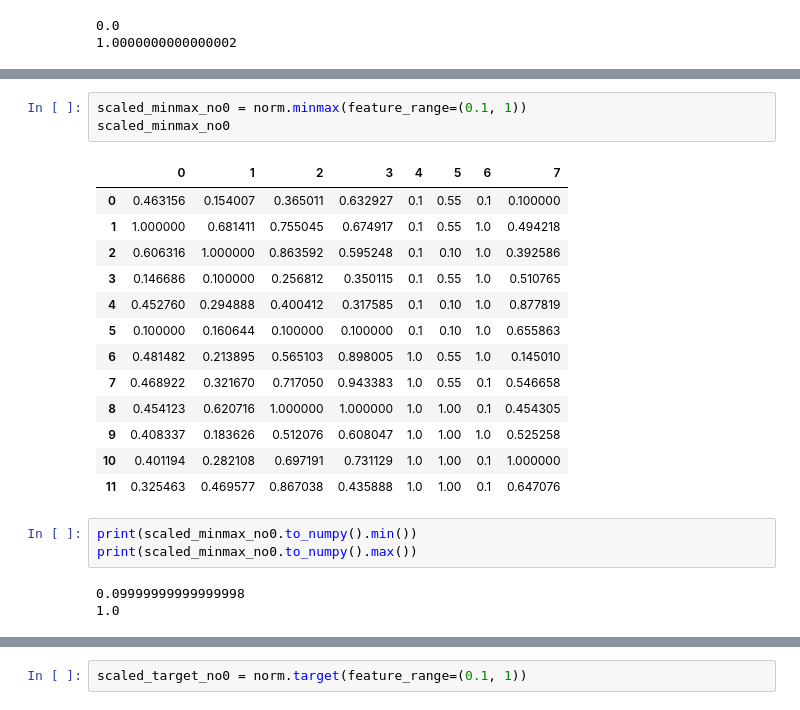
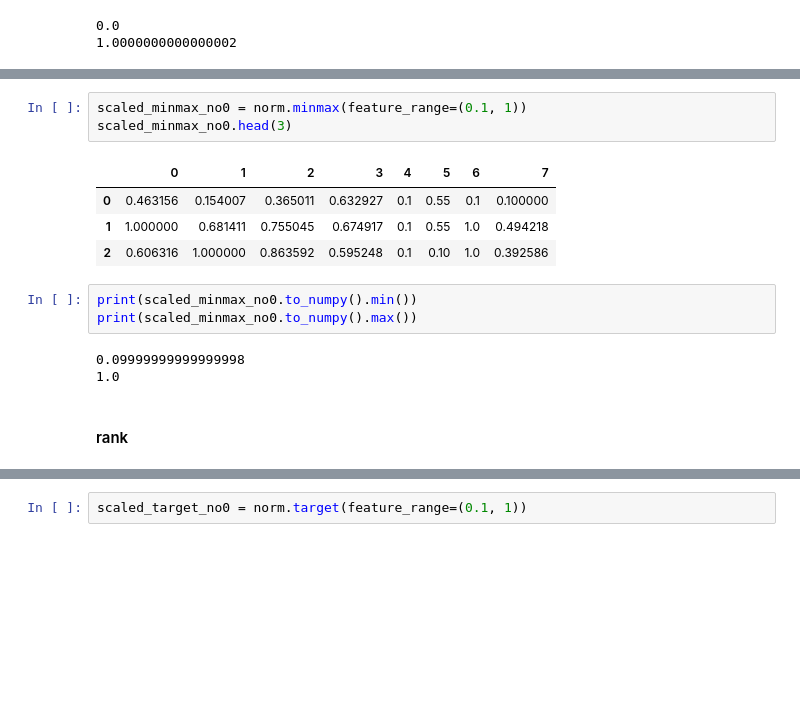
Before and after one commit to wetransform-os/ProMCDA, a Jupyter notebook: testing_score_calculation.ipynb, the cells around one changed output, grey strips where cells are left out. Saved outputs shown, nothing was run; the diff lists cells and outputs as text; blank space fills up the shorter version.

```diff
--- a/testing_score_calculation.ipynb
+++ b/testing_score_calculation.ipynb
@@ -72,25 +58,18 @@ print(scaled_minmax_01.to_numpy().max())
 # %%
 scaled_minmax_no0 = norm.minmax(feature_range=(0.1, 1))
-scaled_minmax_no0
+scaled_minmax_no0.head(3)
 # %% [output]
 |  | 0 | 1 | 2 | 3 | 4 | 5 | 6 | 7 |
 | 0 | 0.463156 | 0.154007 | 0.365011 | 0.632927 | 0.1 | 0.55 | 0.1 | 0.100000 |
 | 1 | 1.000000 | 0.681411 | 0.755045 | 0.674917 | 0.1 | 0.55 | 1.0 | 0.494218 |
 | 2 | 0.606316 | 1.000000 | 0.863592 | 0.595248 | 0.1 | 0.10 | 1.0 | 0.392586 |
-| 3 | 0.146686 | 0.100000 | 0.256812 | 0.350115 | 0.1 | 0.55 | 1.0 | 0.510765 |
-| 4 | 0.452760 | 0.294888 | 0.400412 | 0.317585 | 0.1 | 0.10 | 1.0 | 0.877819 |
-| 5 | 0.100000 | 0.160644 | 0.100000 | 0.100000 | 0.1 | 0.10 | 1.0 | 0.655863 |
-| 6 | 0.481482 | 0.213895 | 0.565103 | 0.898005 | 1.0 | 0.55 | 1.0 | 0.145010 |
-| 7 | 0.468922 | 0.321670 | 0.717050 | 0.943383 | 1.0 | 0.55 | 0.1 | 0.546658 |
-| 8 | 0.454123 | 0.620716 | 1.000000 | 1.000000 | 1.0 | 1.00 | 0.1 | 0.454305 |
-| 9 | 0.408337 | 0.183626 | 0.512076 | 0.608047 | 1.0 | 1.00 | 1.0 | 0.525258 |
-| 10 | 0.401194 | 0.282108 | 0.697191 | 0.731129 | 1.0 | 1.00 | 0.1 | 1.000000 |
-| 11 | 0.325463 | 0.469577 | 0.867038 | 0.435888 | 1.0 | 1.00 | 0.1 | 0.647076 |
 # %%
 print(scaled_minmax_no0.to_numpy().min())
 print(scaled_minmax_no0.to_numpy().max())
 # %% [output]
 0.09999999999999998
 1.0
+# %% [markdown]
+#### rank
 # %%
 scaled_rank = norm.rank()
```
Also changed, not shown: parts of 51 cells of this notebook, 1 other file.
